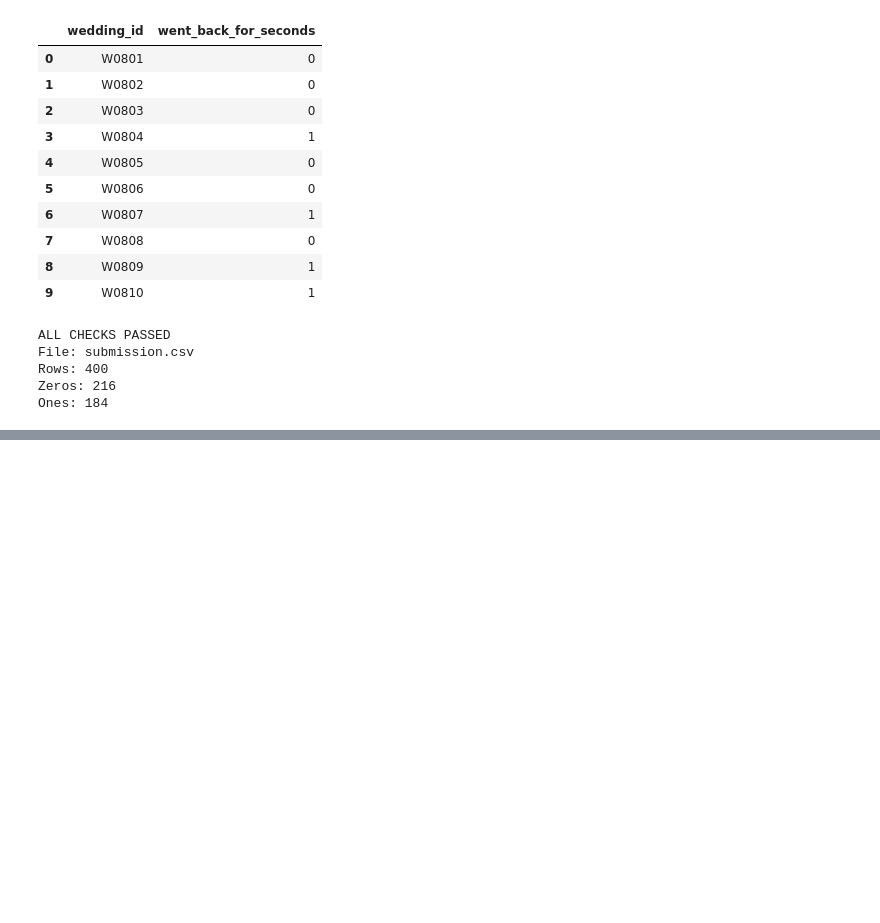
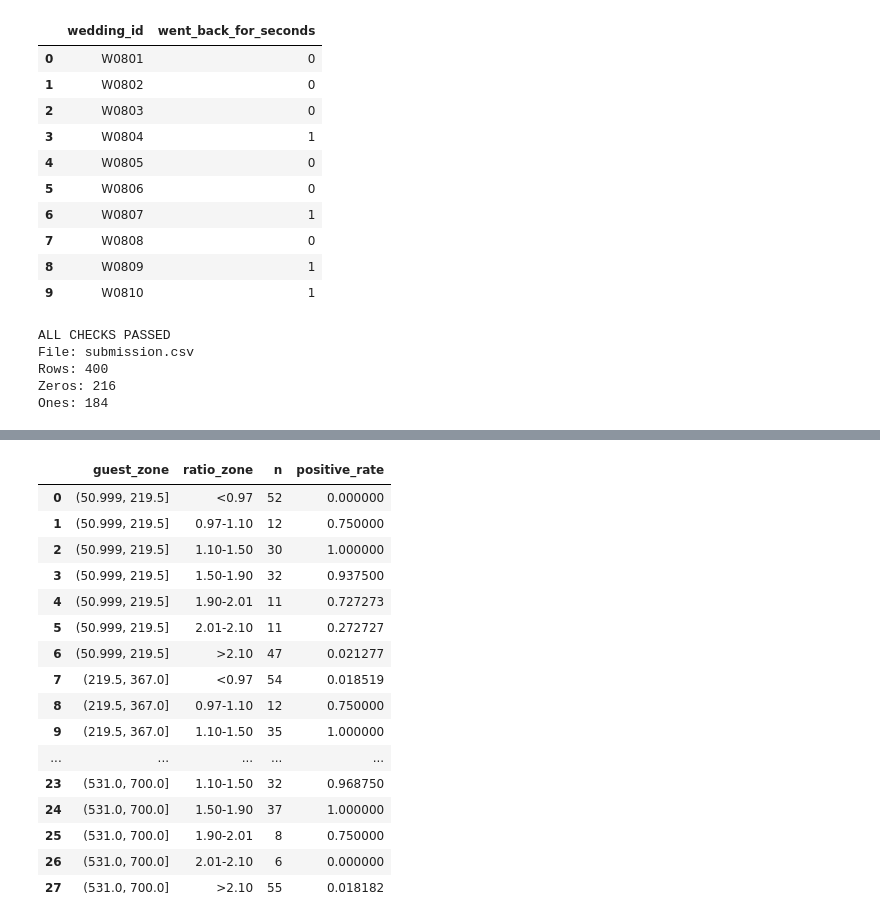
Before and after one commit to tjadnan1520/kacciBANABO, a Jupyter notebook: kacchi_solution.ipynb, the cells around one changed output, grey strips where cells are left out. Saved outputs shown, nothing was run; the diff lists cells and outputs as text; code cells hidden in the pictures; blank space fills up the shorter version.

```diff
--- a/kacchi_solution.ipynb
+++ b/kacchi_solution.ipynb
@@ -12416,0 +12937,71 @@ Ones: 184
+# %%
+# ==========================================
+# TARGET RATE BY GUEST SIZE + RATIO ZONE
+# ==========================================
+
+tmp = train_clean.copy()
+
+tmp["ratio_zone"] = pd.cut(
+    tmp["aloo_per_guest_corrected"],
+    bins=[
+        -np.inf,
+        0.97,
+        1.10,
+        1.50,
+        1.90,
+        2.01,
+        2.10,
+        np.inf
+    ],
+    labels=[
+        "<0.97",
+        "0.97-1.10",
+        "1.10-1.50",
+        "1.50-1.90",
+        "1.90-2.01",
+        "2.01-2.10",
+        ">2.10"
+    ]
+)
+
+tmp["guest_zone"] = pd.qcut(
+    tmp["guests"],
+    q=4,
+    duplicates="drop"
+)
+
+guest_ratio_table = (
+    tmp
+    .groupby(
+        ["guest_zone", "ratio_zone"],
+        observed=True
+    )
+    .agg(
+        n=("went_back_for_seconds", "size"),
+        positive_rate=(
+            "went_back_for_seconds",
+            "mean"
+        )
+    )
+    .reset_index()
+)
+
+display(guest_ratio_table)
+# %% [output]
+|  | guest_zone | ratio_zone | n | positive_rate |
+| 0 | (50.999, 219.5] | <0.97 | 52 | 0.000000 |
+| 1 | (50.999, 219.5] | 0.97-1.10 | 12 | 0.750000 |
+| 2 | (50.999, 219.5] | 1.10-1.50 | 30 | 1.000000 |
+| 3 | (50.999, 219.5] | 1.50-1.90 | 32 | 0.937500 |
+| 4 | (50.999, 219.5] | 1.90-2.01 | 11 | 0.727273 |
+| 5 | (50.999, 219.5] | 2.01-2.10 | 11 | 0.272727 |
+| 6 | (50.999, 219.5] | >2.10 | 47 | 0.021277 |
+| 7 | (219.5, 367.0] | <0.97 | 54 | 0.018519 |
+| 8 | (219.5, 367.0] | 0.97-1.10 | 12 | 0.750000 |
+| 9 | (219.5, 367.0] | 1.10-1.50 | 35 | 1.000000 |
+| ... | ... | ... | ... | ... |
+| 23 | (531.0, 700.0] | 1.10-1.50 | 32 | 0.968750 |
+| 24 | (531.0, 700.0] | 1.50-1.90 | 37 | 1.000000 |
+| 25 | (531.0, 700.0] | 1.90-2.01 | 8 | 0.750000 |
+| 26 | (531.0, 700.0] | 2.01-2.10 | 6 | 0.000000 |
+| 27 | (531.0, 700.0] | >2.10 | 55 | 0.018182 |
```
Also changed, not shown: parts of 93 cells of this notebook.
